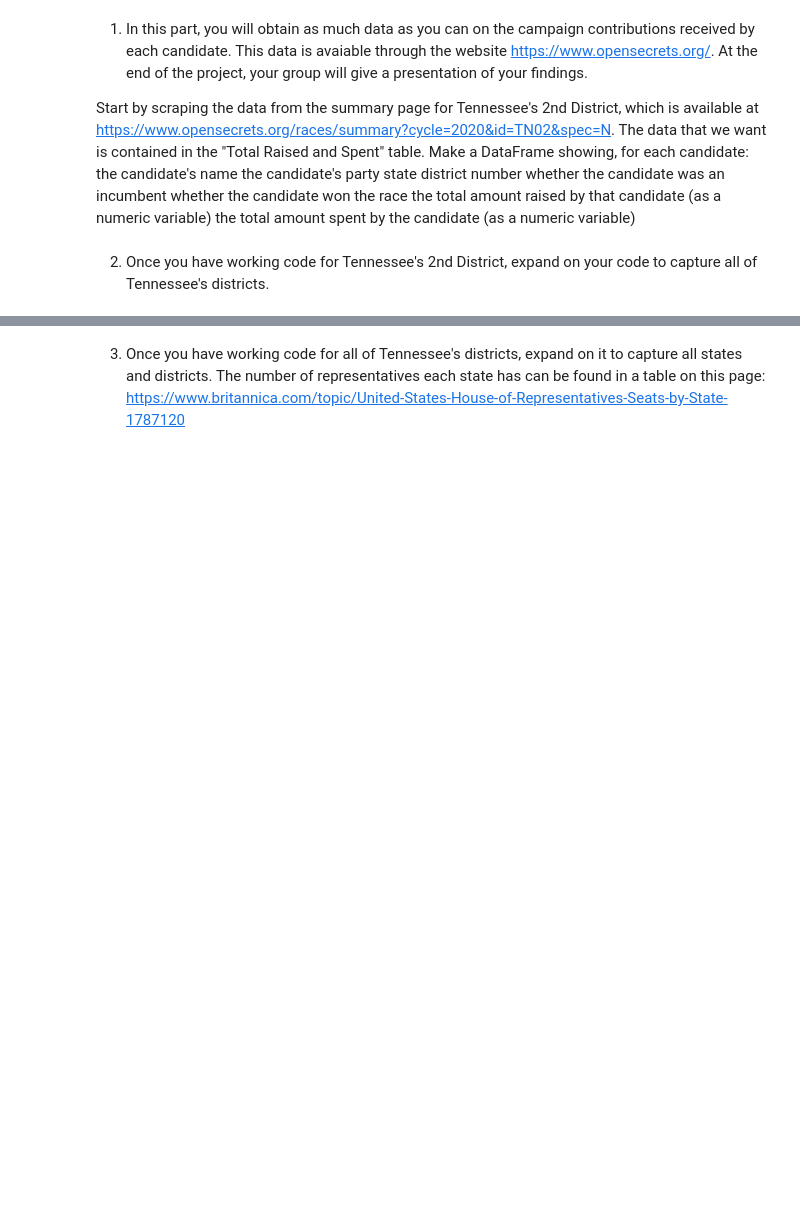
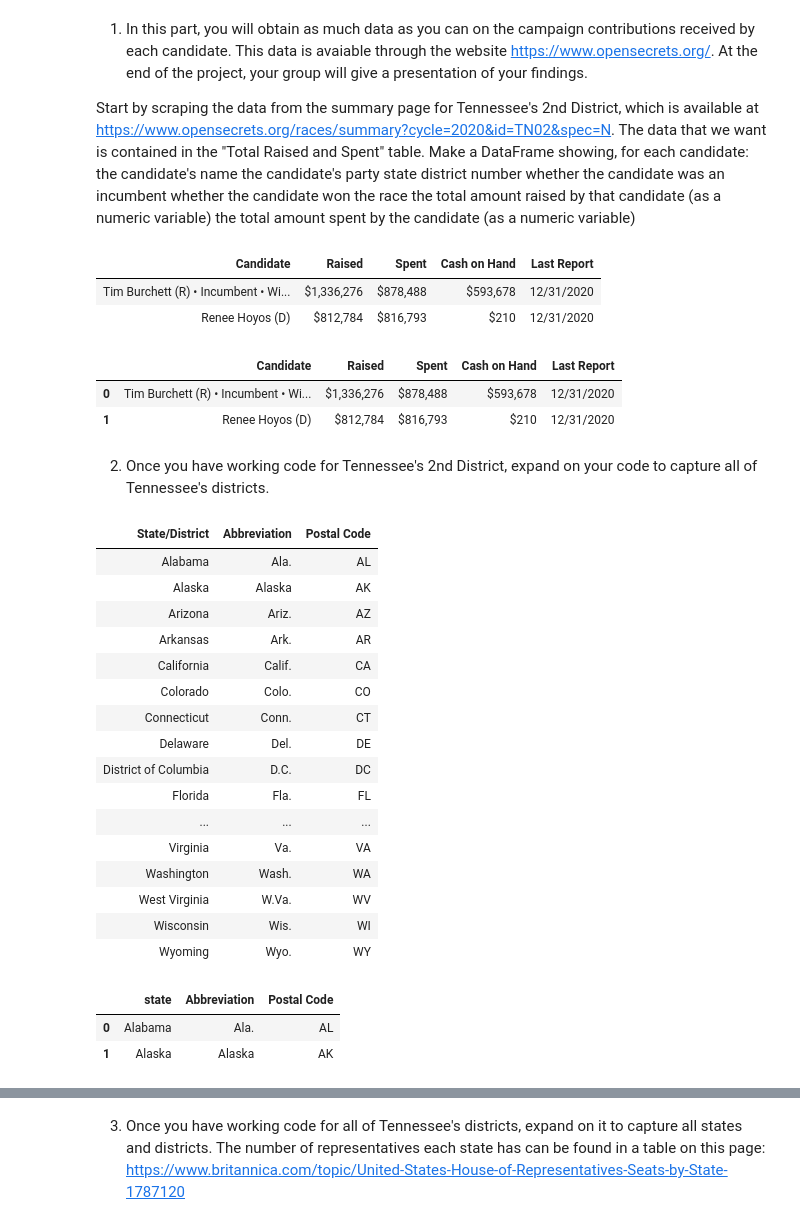
Before and after one commit to nedatahe/webscraping_open_secrets-blue-barracudas-1, a Jupyter notebook: notebooks/webscraping-project.ipynb, the cells around one changed output, grey strips where cells are left out. Drawn from its saved outputs; the diff is of its cells as text; code cells hidden in the pictures; blank space fills up the shorter version.

```diff
--- a/notebooks/webscraping-project.ipynb
+++ b/notebooks/webscraping-project.ipynb
@@ -29,2 +28,20 @@ df = pd.read
+# %%
+#found the table type in print(soup.prettify):
+ #<table class="DataTable">
+soup.find('table', attrs={'class' : 'DataTable'}) # does not need attr (but being more specific is helpful in attr)
+table_html = str(soup.find('table', attrs={'class' : 'DataTable'}))
+#just to show the table, not to interact with it yet
+HTML(table_html)
+# %% [output]
+| Candidate | Raised | Spent | Cash on Hand | Last Report |
+| Tim Burchett (R) • Incumbent • Wi... | $1,336,276 | $878,488 | $593,678 | 12/31/2020 |
+| Renee Hoyos (D) | $812,784 | $816,793 | $210 | 12/31/2020 |
+# %%
+#interact with the table
+pd.read_html(str(soup.find('table', attrs={'class' : 'DataTable'})))[0] #first table
+# %% [output]
+|  | Candidate | Raised | Spent | Cash on Hand | Last Report |
+| 0 | Tim Burchett (R) • Incumbent • Wi... | $1,336,276 | $878,488 | $593,678 | 12/31/2020 |
+| 1 | Renee Hoyos (D) | $812,784 | $816,793 | $210 | 12/31/2020 |
 # %% [markdown]
 2. Once you have working code for Tennessee's 2nd District, expand on your code to capture all of Tennessee's districts.
@@ -30,0 +56,33 @@ df = pd.read
+# %%
+#now find a list of the states and tunr it into a DF
+soup.find('table')
+table_html = str(soup.find('table'))
+#just to show the table, not to interact with it yet
+HTML(table_html)
+# %% [output]
+| State/District | Abbreviation | Postal Code |
+| Alabama | Ala. | AL |
+| Alaska | Alaska | AK |
+| Arizona | Ariz. | AZ |
+| Arkansas | Ark. | AR |
+| California | Calif. | CA |
+| Colorado | Colo. | CO |
+| Connecticut | Conn. | CT |
+| Delaware | Del. | DE |
+| District of Columbia | D.C. | DC |
+| Florida | Fla. | FL |
+| ... | ... | ... |
+| Virginia | Va. | VA |
+| Washington | Wash. | WA |
+| West Virginia | W.Va. | WV |
+| Wisconsin | Wis. | WI |
+| Wyoming | Wyo. | WY |
+# %%
+#interact with the table
+states_list = pd.read_html(str(soup.find('table')))[0] #first table
+states_list = states_list.rename(columns = {'State/District' : 'state'})
+states_list.head(2)
+# %% [output]
+|  | state | Abbreviation | Postal Code |
+| 0 | Alabama | Ala. | AL |
+| 1 | Alaska | Alaska | AK |
```
Also changed, not shown: parts of 16 cells of this notebook.
